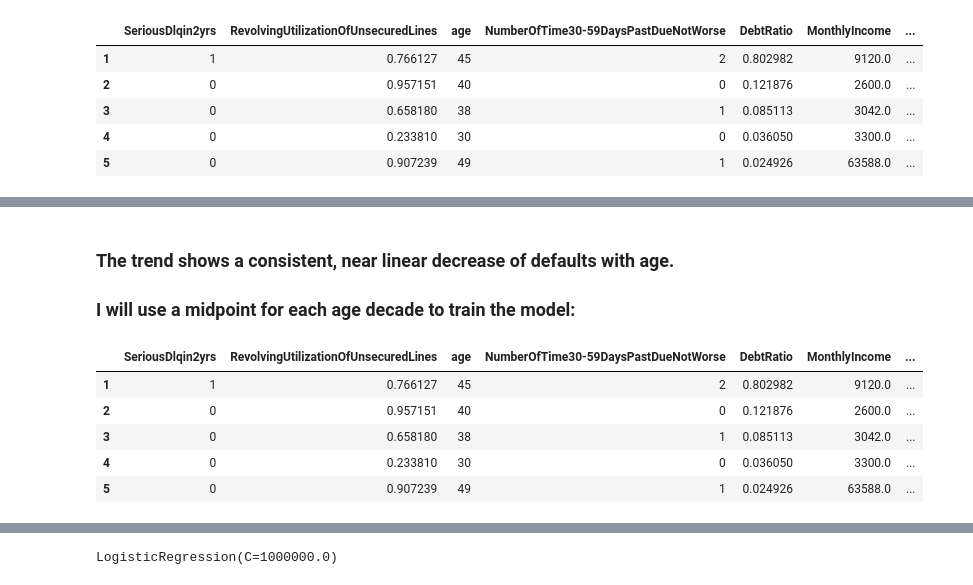
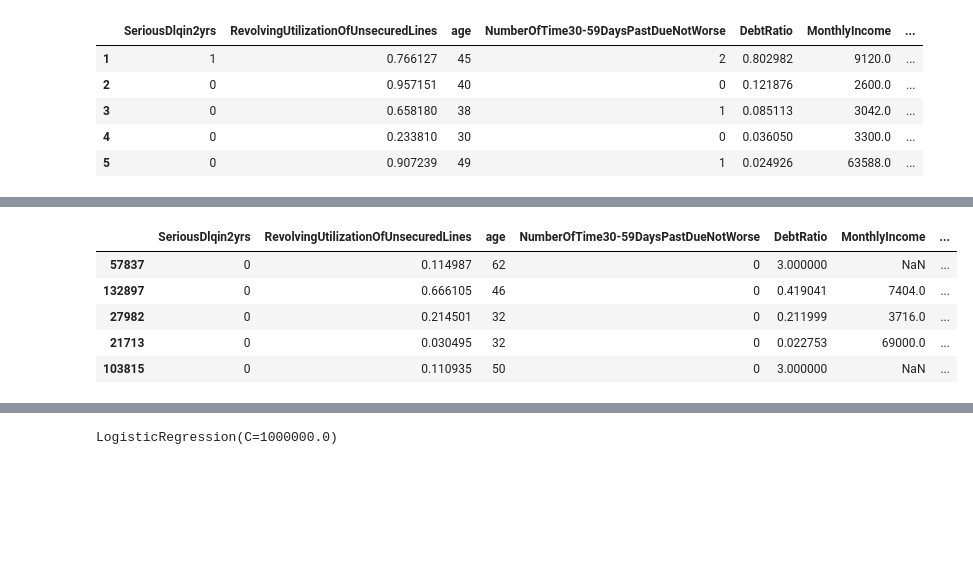
Before and after one commit to Jzaroli/Data-Science-and-Machine-Learning, a Jupyter notebook: Neurosymbolic_AI/model/logistic_regression_model.ipynb, the cells around one changed output, grey strips where cells are left out. Saved outputs shown, nothing was run; the diff lists cells and outputs as text; code cells hidden in the pictures; blank space fills up the shorter version.

Commit message:
completed logistic regression model

```diff
--- a/Neurosymbolic_AI/model/logistic_regression_model.ipynb
+++ b/Neurosymbolic_AI/model/logistic_regression_model.ipynb
@@ -19,5 +21,5 @@ from sklearn.linear_model import LogisticRegression, LogisticRegressionCV
 # %%
-training_data = pd.read_csv('./data/cs-training.csv', index_col='Unnamed: 0')
+pre_split_training_data = pd.read_csv('./data/cs-training.csv', index_col='Unnamed: 0')
 test_data = pd.read_csv('./data/cs-test.csv', index_col='Unnamed: 0')
 sample_entry = pd.read_csv('./data/sampleEntry.csv')
 # %%
@@ -43,5 +45,3 @@ training_data.head()
 # %%
-training_data = training_data[training_data['MonthlyIncome'].isna() == False]
-training_data = training_data[training_data['age'] >= 20]
-# print('New Data Set Length (Number of Rows:)', len(training_data))
-# print('Also, this effectively removes any rows with missing dependents.')
+pre_split_training_data = pre_split_training_data[pre_split_training_data['age'] >= 20]
+len(pre_split_training_data)
@@ -47,0 +52,13 @@ training_data = training_data[training_data['age'] >= 20]
+# %%
+from sklearn.model_selection import train_test_split
+
+# split indices instead of separate X/y
+train_idx, val_idx = train_test_split(
+    pre_split_training_data.index,
+    test_size=0.2,
+    random_state=42,
+    stratify=pre_split_training_data['SeriousDlqin2yrs']
+)
+
+train_df = pre_split_training_data.loc[train_idx]
+val_df   = pre_split_training_data.loc[val_idx]
@@ -48 +141,22 @@ training_data = training_data[training_data['age'] >= 20]
+# %%
+# Model 5: Monthly Income
+
+# Training Set
+train_df['MonthlyIncome_missing'] = train_df['MonthlyIncome'].isna().astype(int)
+income_median = train_df['MonthlyIncome'].median()
+train_df['MonthlyIncome_imputed'] = train_df['MonthlyIncome'].fillna(income_median)
+train_df['MonthlyIncome_imputed'] = train_df['MonthlyIncome_imputed'].clip(lower=0, upper=50000)
+
+# Validation Set
+val_df['MonthlyIncome_missing'] = val_df['MonthlyIncome'].isna().astype(int)
+val_df['MonthlyIncome_imputed'] = val_df['MonthlyIncome'].fillna(income_median)
+val_df['MonthlyIncome_imputed'] = val_df['MonthlyIncome_imputed'].clip(lower=0, upper=50000)
+
+# Model 6: NumberOfOpenCreditLinesAndLoans
+
+# Training Set
+train_df['NumberOfOpenCreditLinesAndLoans'] = train_df['NumberOfOpenCreditLinesAndLoans'].clip(lower=0, upper=40)
+
+# Validation Set
+train_df['NumberOfOpenCreditLinesAndLoans'] = train_df['NumberOfOpenCreditLinesAndLoans'].clip(lower=0, upper=40)
 # %% [markdown]
@@ -78,3 +163,0 @@ plt.show()
-# %% [markdown]
-### The trend shows a consistent, near linear decrease of defaults with age.
-### I will use a midpoint for each age decade to train the model:
@@ -83,9 +164,9 @@ training_data['age_bin_mid'] = training_data['age_bin'].apply(lambda x: (x.left
 # %%
-training_data.head()
+train_df.head()
 # %% [output]
 |  | SeriousDlqin2yrs | RevolvingUtilizationOfUnsecuredLines | age | NumberOfTime30-59DaysPastDueNotWorse | DebtRatio | MonthlyIncome | ... |
-| 1 | 1 | 0.766127 | 45 | 2 | 0.802982 | 9120.0 | ... |
-| 2 | 0 | 0.957151 | 40 | 0 | 0.121876 | 2600.0 | ... |
-| 3 | 0 | 0.658180 | 38 | 1 | 0.085113 | 3042.0 | ... |
-| 4 | 0 | 0.233810 | 30 | 0 | 0.036050 | 3300.0 | ... |
-| 5 | 0 | 0.907239 | 49 | 1 | 0.024926 | 63588.0 | ... |
+| 57837 | 0 | 0.114987 | 62 | 0 | 3.000000 | NaN | ... |
+| 132897 | 0 | 0.666105 | 46 | 0 | 0.419041 | 7404.0 | ... |
+| 27982 | 0 | 0.214501 | 32 | 0 | 0.211999 | 3716.0 | ... |
+| 21713 | 0 | 0.030495 | 32 | 0 | 0.022753 | 69000.0 | ... |
+| 103815 | 0 | 0.110935 | 50 | 0 | 3.000000 | NaN | ... |
```
Also changed, not shown: parts of 163 cells of this notebook.
